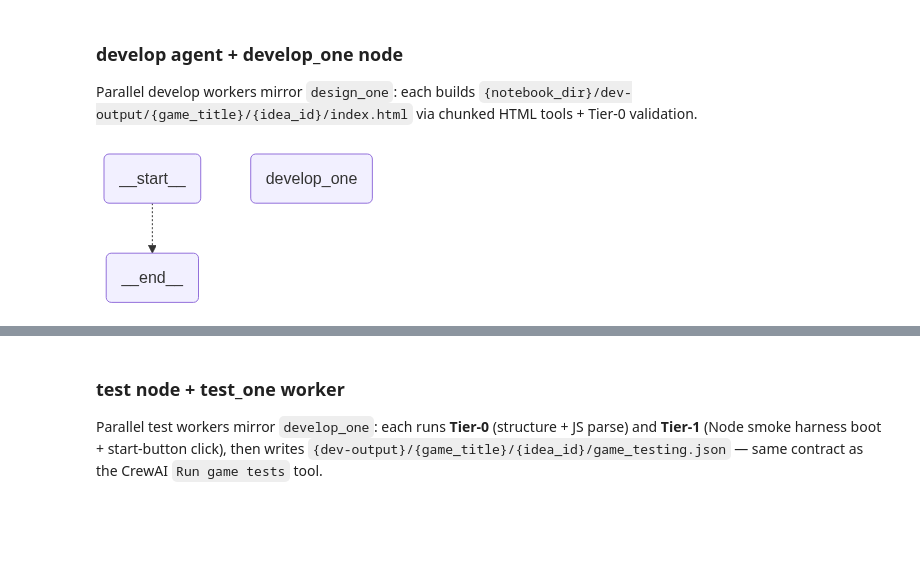
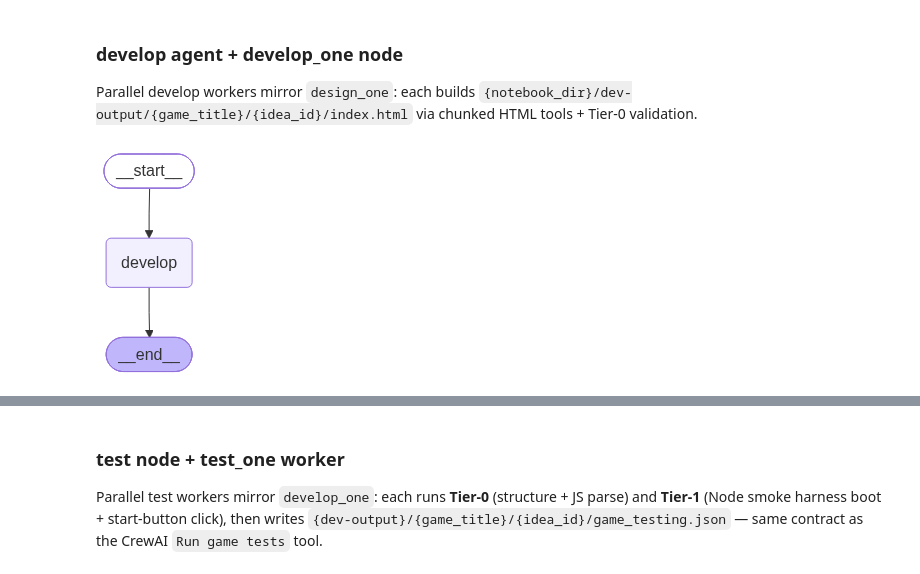
Before and after one commit to mabstruct/pingmab-agents, a Jupyter notebook: mabstruct_studio/mabstruct_studio.ipynb, the cells around one changed output, grey strips where cells are left out. Saved outputs shown, nothing was run; the diff lists cells and outputs as text; code cells hidden in the pictures; blank space fills up the shorter version.

```diff
--- a/mabstruct_studio/mabstruct_studio.ipynb
+++ b/mabstruct_studio/mabstruct_studio.ipynb
@@ -144,17 +220,16 @@ DEVELOP_RECURSION_LIMIT = 100
 # Anthropic: use ChatAnthropic (or the string "anthropic:claude-opus-4-6"), not ChatOpenAI.
 
 
-# GAME_TITLE = "The Big Swallow"
 
 MABSTRUCT_GAMESTUDIO_NAME = "MABSTRUCT GAMESTUDIO"
 
 MABSTRUCT_GAMESTUDIO_BACKGROUNDER = f"""{MABSTRUCT_GAMESTUDIO_NAME}:
 The studio concentrates on creating single player browser games.
 The attitude of the games is creative, inventive and innovative and is slightly surreal
-and concentrated on sci-fi and cosmic themes.
+and concentrates on sci-fi and cosmic themes.
 """
 
-IDEATION_SYSTEM_PROMPT = """
+IDEATION_SYSTEM_PROMPT = f"""
 You are an experienced Creative Strategist for web browser games for {MABSTRUCT_GAMESTUDIO_NAME}.
 Backgrounder on the studio: {MABSTRUCT_GAMESTUDIO_BACKGROUNDER}
 You have a strong background in browser games ideation and design.
@@ -173,17 +248,3 @@ Do not come back with less then 5 ideas.
 For each game idea, provide a short description and the reason why this works for the studio.
 You can also search the web for the latest trends and interesting new games.
 """
-
-system_message = SystemMessage(IDEATION_SYSTEM_PROMPT)
-human_message = HumanMessage(IDEATION_HUMAN_PROMPT)
-
-messages_input = [
-    human_message,
-]
-
-ideation_agent = create_agent(
-    model=LLM_IDEATION_MODEL,
-    system_prompt=IDEATION_SYSTEM_PROMPT,
-    tools=[search],
-    response_format=GameIdeaList,
-)
@@ -191,3 +266,18 @@ ideation_agent = create_agent(
 ideation_agent
 # %% [output]
 [figure]
+# %%
+instruction = IDEATION_HUMAN_PROMPT.format(GAME_TITLE=GAME_TITLE)
+agent_result = ideation_agent.invoke({
+    "messages": [HumanMessage(content=instruction)]
+})
+ideas = agent_result["structured_response"].ideas
+
+for idea in ideas:
+    print(idea.sub_title)
+    print(idea.description)
+    print(idea.reason)
+    print(idea.features)
+    print(idea.genre)
+    print(idea.style)
+    print("-" * 100)
@@ -774,13 +859,14 @@ def fan_out_develop(state: GameStudioState):
 # %%
 dev_builder = StateGraph(GameStudioState)
 
-dev_builder.add_node("develop_one", develop_one)
+dev_builder.add_node("develop", develop_node)
 
-dev_builder.add_conditional_edges(START, fan_out_develop)
-dev_builder.add_edge("develop_one", END)
+#dev_builder.add_conditional_edges(START, fan_out_develop)
+dev_builder.add_edge(START, "develop")
+dev_builder.add_edge("develop", END)
 
-studio_dev = dev_builder.compile()
+dev_studio = dev_builder.compile()
 
-display(Image(studio_dev.get_graph().draw_mermaid_png()))
+display(Image(dev_studio.get_graph().draw_mermaid_png()))
 # %% [output]
-[figure, old version]
+[figure, new version]
```
Also changed, not shown: parts of 25 cells of this notebook.
